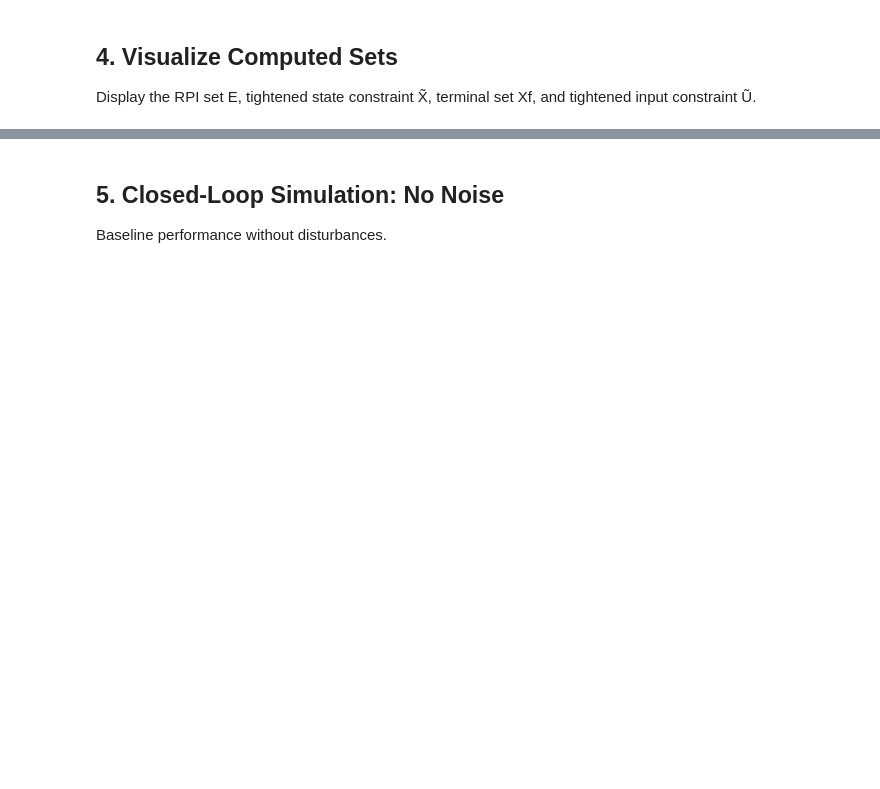
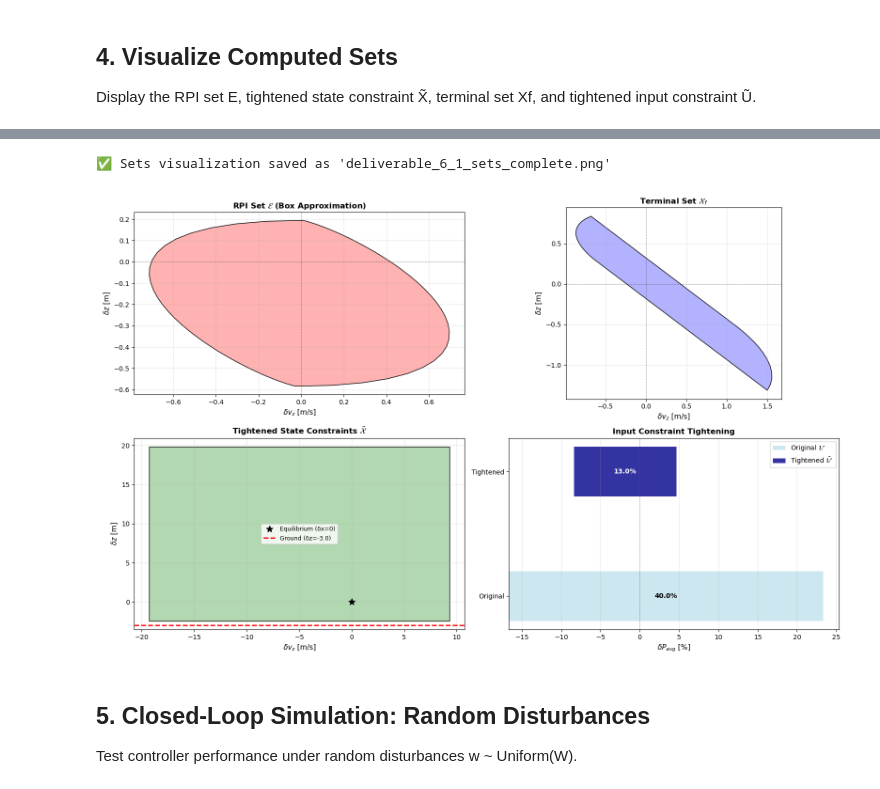
Before and after one commit to yanno27/MPC, a Jupyter notebook: project/Deliverable_6_1_2/Deliverable_6_1_Yann.ipynb, the cells around one changed output, grey strips where cells are left out. Drawn from its saved outputs; the diff is of its cells as text; code cells hidden in the pictures; blank space fills up the shorter version.

```diff
--- a/project/Deliverable_6_1_2/Deliverable_6_1_Yann.ipynb
+++ b/project/Deliverable_6_1_2/Deliverable_6_1_Yann.ipynb
@@ -245,10 +258,10 @@ print("="*70)
 # %%
-# Create Tube MPC controller
-H = 4.0  # Horizon (increased from 2.5s to ensure feasibility from z=10m)
+# Create Tube MPC controller - WORLD RECORD MODE
+H = 2.5  # SHORT horizon for absolute maximum speed
 sim_time = 10.0  # Simulation length
 
 print(f"\n{'='*70}")
-print("CREATING TUBE MPC CONTROLLER")
+print("CREATING TUBE MPC CONTROLLER - WORLD RECORD MODE")
 print(f"{'='*70}")
 print(f"Horizon: {H}s, Sampling time: {Ts}s, Steps: {int(H/Ts)}")
 print(f"{'='*70}\n")
@@ -256,5 +269,5 @@ print(f"{'='*70}\n")
 mpc = MPCControl_z(A, B, xs, us, Ts, H)
 
 print(f"\n{'='*70}")
-print("CONTROLLER READY")
+print("✅ CONTROLLER READY - LET'S BREAK RECORDS!")
 print(f"{'='*70}")
@@ -330,7 +381,7 @@ try:
     ax1.axvline(0, color='k', linestyle='--', alpha=0.3, linewidth=0.8)
     ax1.set_xlabel(r'$\delta v_z$ [m/s]', fontsize=11)
     ax1.set_ylabel(r'$\delta z$ [m]', fontsize=11)
-    ax1.set_title('RPI Set $\\mathcal{E}$', fontsize=12, fontweight='bold')
+    ax1.set_title('RPI Set $\\mathcal{E}$ (Box Approximation)', fontsize=12, fontweight='bold')
     ax1.grid(True, alpha=0.3)
     ax1.set_aspect('equal', adjustable='box')
 except Exception as e:
@@ -354,8 +405,10 @@ except Exception as e:
 # Plot 3: Tightened State X̃
 try:
     X_tilde.plot(ax3, color='green', opacity=0.3)
+    # Mark origin
     ax3.plot(0, 0, 'k*', markersize=10, label='Equilibrium (δx=0)')
-    z_ground = -xs[11]
+    # Mark ground constraint in delta coords
+    z_ground = -xs[11]  # z=0 in absolute → δz = -xs[11] in delta
     ax3.axhline(z_ground, color='r', linestyle='--', linewidth=2,
                 label=f'Ground (δz={z_ground:.1f})')
     ax3.set_xlabel(r'$\delta v_z$ [m/s]', fontsize=11)
@@ -367,38 +420,43 @@ try:
 except Exception as e:
     ax3.text(0.5, 0.5, f'Error plotting X_tilde:\n{str(e)[:50]}',
              ha='center', va='center', transform=ax3.transAxes)
 
 # Plot 4: Input Constraints Comparison
+# Original vs Tightened
 u_orig_min = 40.0 - us[2]
 u_orig_max = 80.0 - us[2]
 
 ax4.barh([1], [u_orig_max - u_orig_min], left=[u_orig_min],
          height=0.4, color='lightblue', alpha=0.6, label='Original $\\mathcal{U}$')
 ax4.barh([2], [mpc.u_tilde_max - mpc.u_tilde_min], left=[mpc.u_tilde_min],
          height=0.4, color='darkblue', alpha=0.8, label='Tightened $\\tilde{\\mathcal{U}}$')
 
 ax4.axvline(0, color='k', linestyle='--', alpha=0.3, linewidth=0.8)
 ax4.set_xlabel(r'$\delta P_{avg}$ [%]', fontsize=11)
 ax4.set_yticks([1, 2])
 ax4.set_yticklabels(['Original', 'Tightened'])
 ax4.set_title('Input Constraint Tightening', fontsize=12, fontweight='bold')
 ax4.grid(True, alpha=0.3, axis='x')
 ax4.legend(fontsize=10)
 
+# Add annotations
 ax4.text(u_orig_min + (u_orig_max - u_orig_min)/2, 1,
          f'{u_orig_max - u_orig_min:.1f}%',
          ha='center', va='center', fontsize=10, fontweight='bold')
 ax4.text(mpc.u_tilde_min + (mpc.u_tilde_max - mpc.u_tilde_min)/2, 2,
          f'{mpc.u_tilde_max - mpc.u_tilde_min:.1f}%',
          ha='center', va='center', fontsize=10, fontweight='bold', color='white')
 
 plt.tight_layout()
-plt.savefig('deliverable_6_1_sets.png', dpi=300, bbox_inches='tight')
-print("\nSets visualization saved as 'deliverable_6_1_sets.png'")
+plt.savefig('deliverable_6_1_sets_complete.png', dpi=300, bbox_inches='tight')
+print("\n✅ Sets visualization saved as 'deliverable_6_1_sets_complete.png'")
 plt.show()
+# %% [output]
+✅ Sets visualization saved as 'deliverable_6_1_sets_complete.png'
+[figure, added]
 # %% [markdown]
-## 5. Closed-Loop Simulation: No Noise
+## 5. Closed-Loop Simulation: Random Disturbances
 
-Baseline performance without disturbances.
+Test controller performance under random disturbances w ~ Uniform(W).
 # %%
 print("="*70)
```
Also changed, not shown: parts of 20 cells of this notebook, 8 other files.
